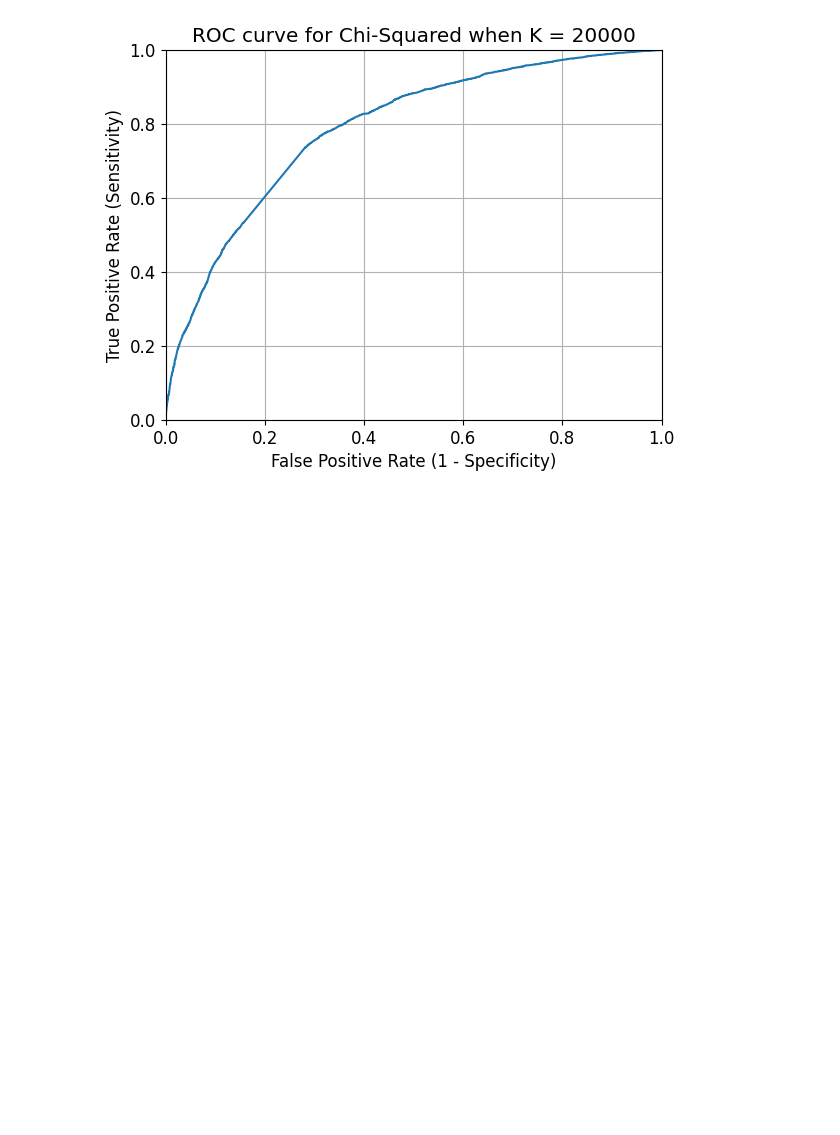
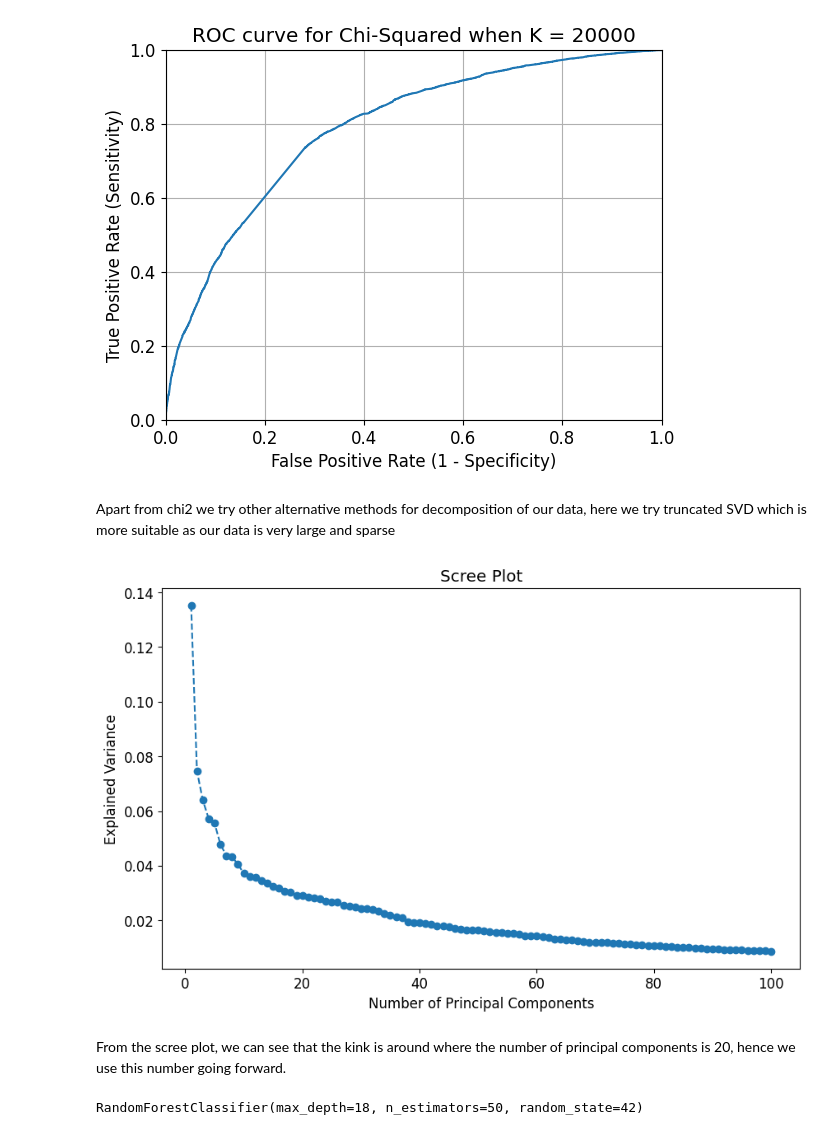
Before and after one commit to henry167b/IT1244-Project, a Jupyter notebook: Models/random forest baseline.ipynb, the cells around one changed output. Saved outputs shown, nothing was run; the diff lists cells and outputs as text; code cells hidden in the pictures; blank space fills up the shorter version.

Commit message:
merging of truncated svd into baseline

```diff
--- a/Models/random forest baseline.ipynb
+++ b/Models/random forest baseline.ipynb
@@ -297,3 +298,31 @@ weighted avg       0.73      0.72      0.72     20000
 
 0.7895061800000001
 [figure]
+# %% [markdown]
+Apart from chi2 we try other alternative methods for decomposition of our data, here we try truncated SVD which is more suitable as our data is very large and sparse
+# %%
+# Create a PCA instance
+SVD = TruncatedSVD(n_components=100)
+
+# Fit and transform your one-hot encoded data
+SVD.fit(one_hot_encoded)
+
+explained_variance = SVD.explained_variance_
+# %%
+plt.figure(figsize=(10, 6))
+plt.plot(range(1, 101), explained_variance, marker='o', linestyle='--')
+plt.title('Scree Plot')
+plt.xlabel('Number of Principal Components')
+plt.ylabel('Explained Variance')
+plt.show()
+# %% [output]
+[figure, added]
+# %% [markdown]
+From the scree plot, we can see that the kink is around where the number of principal components is 20, hence we use this number going forward.
+# %%
+SVD = TruncatedSVD(n_components=20)
+X_train_new = SVD.fit_transform(one_hot_encoded)
+rf_classifier = RandomForestClassifier(n_estimators=50, max_depth=18, random_state=42)
+rf_classifier.fit(X_train_new, y_train)
+# %% [output]
+RandomForestClassifier(max_depth=18, n_estimators=50, random_state=42)
```
Also changed, not shown: parts of 3 cells of this notebook.
